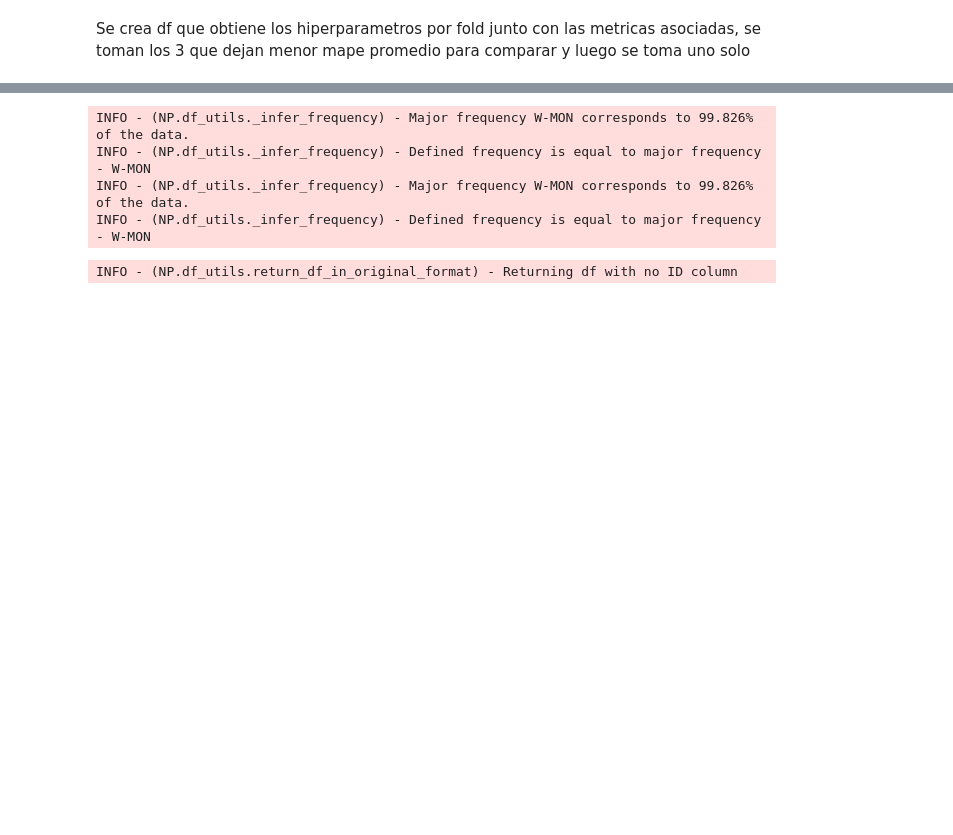
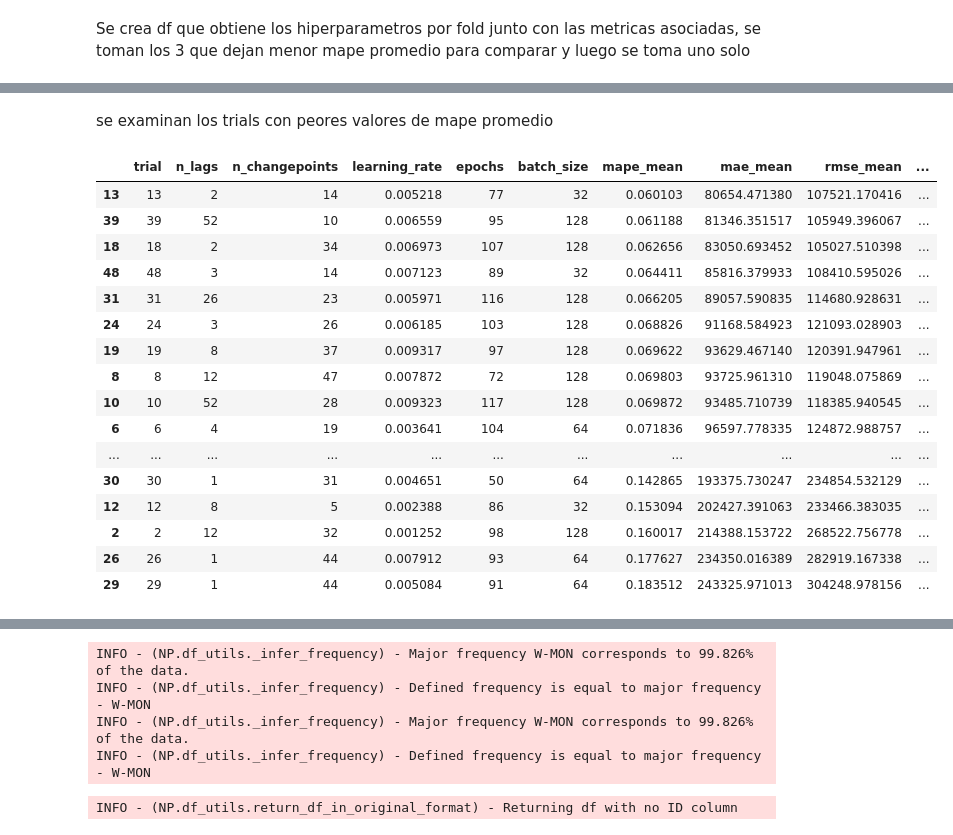
Before and after one commit to JuanDavidPiedrahitaLopez/energy_demand_forecasting_models, a Jupyter notebook: models/notebooks/Energy/NeuralProphet_Demanda.ipynb, the cells around one changed output, grey strips where cells are left out. Drawn from its saved outputs; the diff is of its cells as text; code cells hidden in the pictures; blank space fills up the shorter version.

Commit message:
Re-ejecución modelo neuralrpophet

```diff
--- a/models/notebooks/Energy/NeuralProphet_Demanda.ipynb
+++ b/models/notebooks/Energy/NeuralProphet_Demanda.ipynb
@@ -643,0 +626,22 @@ df_params_models.head(5)
+# %% [markdown]
+se examinan los trials con peores valores de mape promedio
+# %%
+df_params_models.tail(30)
+# %% [output]
+|  | trial | n_lags | n_changepoints | learning_rate | epochs | batch_size | mape_mean | mae_mean | rmse_mean | ... |
+| 13 | 13 | 2 | 14 | 0.005218 | 77 | 32 | 0.060103 | 80654.471380 | 107521.170416 | ... |
+| 39 | 39 | 52 | 10 | 0.006559 | 95 | 128 | 0.061188 | 81346.351517 | 105949.396067 | ... |
+| 18 | 18 | 2 | 34 | 0.006973 | 107 | 128 | 0.062656 | 83050.693452 | 105027.510398 | ... |
+| 48 | 48 | 3 | 14 | 0.007123 | 89 | 32 | 0.064411 | 85816.379933 | 108410.595026 | ... |
+| 31 | 31 | 26 | 23 | 0.005971 | 116 | 128 | 0.066205 | 89057.590835 | 114680.928631 | ... |
+| 24 | 24 | 3 | 26 | 0.006185 | 103 | 128 | 0.068826 | 91168.584923 | 121093.028903 | ... |
+| 19 | 19 | 8 | 37 | 0.009317 | 97 | 128 | 0.069622 | 93629.467140 | 120391.947961 | ... |
+| 8 | 8 | 12 | 47 | 0.007872 | 72 | 128 | 0.069803 | 93725.961310 | 119048.075869 | ... |
+| 10 | 10 | 52 | 28 | 0.009323 | 117 | 128 | 0.069872 | 93485.710739 | 118385.940545 | ... |
+| 6 | 6 | 4 | 19 | 0.003641 | 104 | 64 | 0.071836 | 96597.778335 | 124872.988757 | ... |
+| ... | ... | ... | ... | ... | ... | ... | ... | ... | ... | ... |
+| 30 | 30 | 1 | 31 | 0.004651 | 50 | 64 | 0.142865 | 193375.730247 | 234854.532129 | ... |
+| 12 | 12 | 8 | 5 | 0.002388 | 86 | 32 | 0.153094 | 202427.391063 | 233466.383035 | ... |
+| 2 | 2 | 12 | 32 | 0.001252 | 98 | 128 | 0.160017 | 214388.153722 | 268522.756778 | ... |
+| 26 | 26 | 1 | 44 | 0.007912 | 93 | 64 | 0.177627 | 234350.016389 | 282919.167338 | ... |
+| 29 | 29 | 1 | 44 | 0.005084 | 91 | 64 | 0.183512 | 243325.971013 | 304248.978156 | ... |
```
Also changed, not shown: parts of 38 cells of this notebook.
